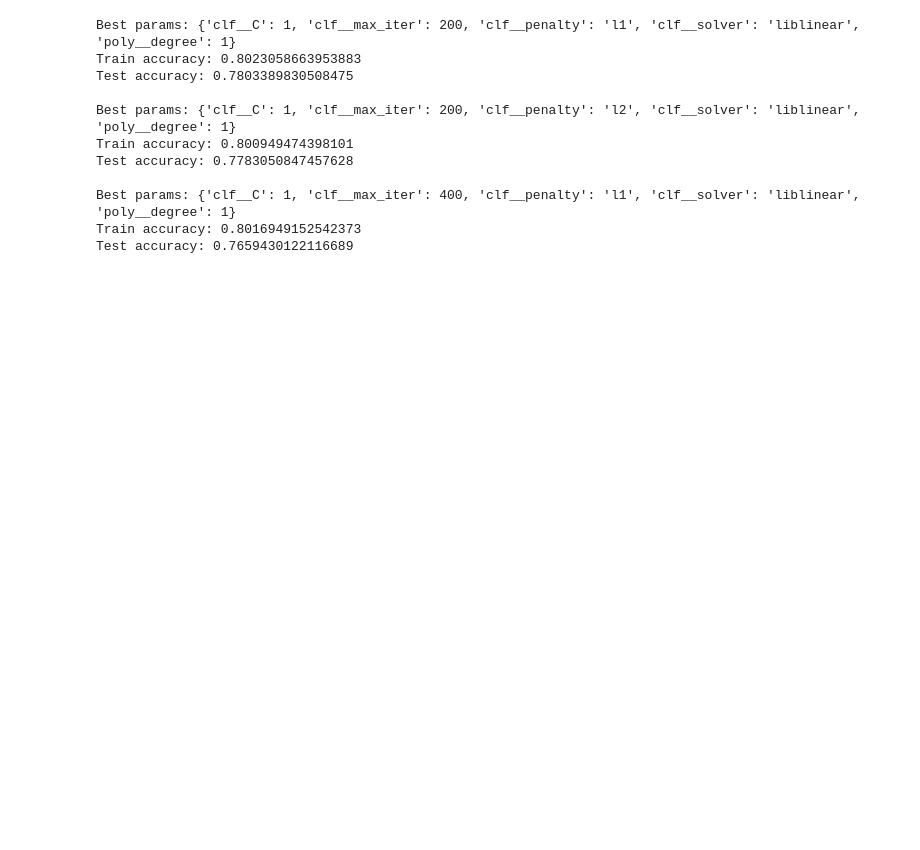
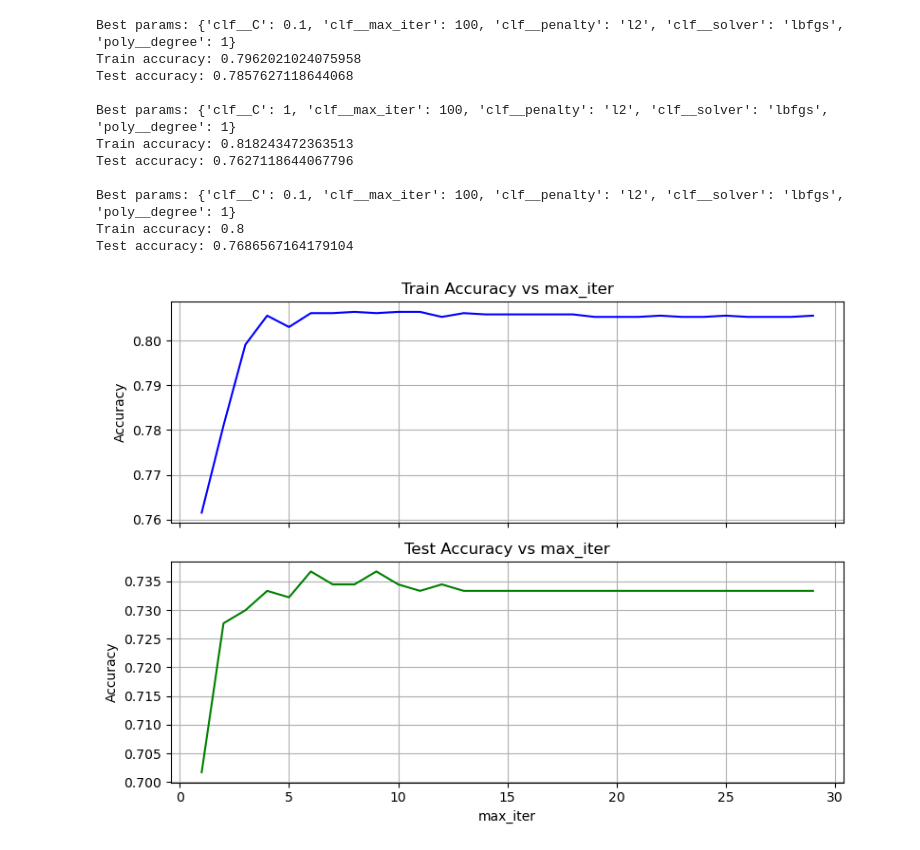
Before and after one commit to 24bartixx/MSID-3, a Jupyter notebook: notebooks/students/final_logistic_regression.ipynb, the cells around one changed output. Saved outputs shown, nothing was run; the diff lists cells and outputs as text; code cells hidden in the pictures; blank space fills up the shorter version.

Commit message:
feat: final notebook and start of mixture of experts

```diff
--- a/notebooks/students/final_logistic_regression.ipynb
+++ b/notebooks/students/final_logistic_regression.ipynb
@@ -24,17 +24,17 @@ pipeline = Pipeline([
 param_grid = [
     {
         "poly__degree": [1, 2],
-        "clf__penalty": ["l1", "l2"],
+        "clf__penalty": ["l1"],
         "clf__C": [0.1, 1],
         "clf__solver": ["liblinear"],
-        "clf__max_iter": [200, 400, 600]
+        "clf__max_iter": [40, 100, 200]
     },
     {
         "poly__degree": [1, 2],
-        "clf__penalty": [None],
+        "clf__penalty": [None, "l2"],
         "clf__C": [0.1, 1],
         "clf__solver": ["lbfgs"],
-        "clf__max_iter": [200, 400, 600]
+        "clf__max_iter": [40, 100, 200]
     }
 ]
 
@@ -48,14 +48,32 @@ for dataset in datasets:
     print(f"Test accuracy: {grid.score(dataset[X_TEST], dataset[Y_TEST])}")
     print()
 # %% [output]
-Best params: {'clf__C': 1, 'clf__max_iter': 200, 'clf__penalty': 'l1', 'clf__solver': 'liblinear', 'poly__degree': 1}
-Train accuracy: 0.8023058663953883
-Test accuracy: 0.7803389830508475
+Best params: {'clf__C': 0.1, 'clf__max_iter': 100, 'clf__penalty': 'l2', 'clf__solver': 'lbfgs', 'poly__degree': 1}
+Train accuracy: 0.7962021024075958
+Test accuracy: 0.7857627118644068
 
-Best params: {'clf__C': 1, 'clf__max_iter': 200, 'clf__penalty': 'l2', 'clf__solver': 'liblinear', 'poly__degree': 1}
-Train accuracy: 0.800949474398101
-Test accuracy: 0.7783050847457628
+Best params: {'clf__C': 1, 'clf__max_iter': 100, 'clf__penalty': 'l2', 'clf__solver': 'lbfgs', 'poly__degree': 1}
+Train accuracy: 0.818243472363513
+Test accuracy: 0.7627118644067796
 
-Best params: {'clf__C': 1, 'clf__max_iter': 400, 'clf__penalty': 'l1', 'clf__solver': 'liblinear', 'poly__degree': 1}
-Train accuracy: 0.8016949152542373
-Test accuracy: 0.7659430122116689
+Best params: {'clf__C': 0.1, 'clf__max_iter': 100, 'clf__penalty': 'l2', 'clf__solver': 'lbfgs', 'poly__degree': 1}
+Train accuracy: 0.8
+Test accuracy: 0.7686567164179104
+# %%
+data = get_data()
+X = data.drop(columns=["Target"])
+y = data["Target"]
+# %%
+import warnings
+warnings.filterwarnings("ignore")
+
+train_with_plot(
+    model = lambda max_iter: LogisticRegression(max_iter=max_iter, penalty="l1", solver="liblinear", C=1),
+    X=X,
+    y=y,
+    start=1,
+    step=1,
+    end=30
+)
+# %% [output]
+[figure, added]
```
Also changed, not shown: parts of 4 cells of this notebook, 3 other files.
